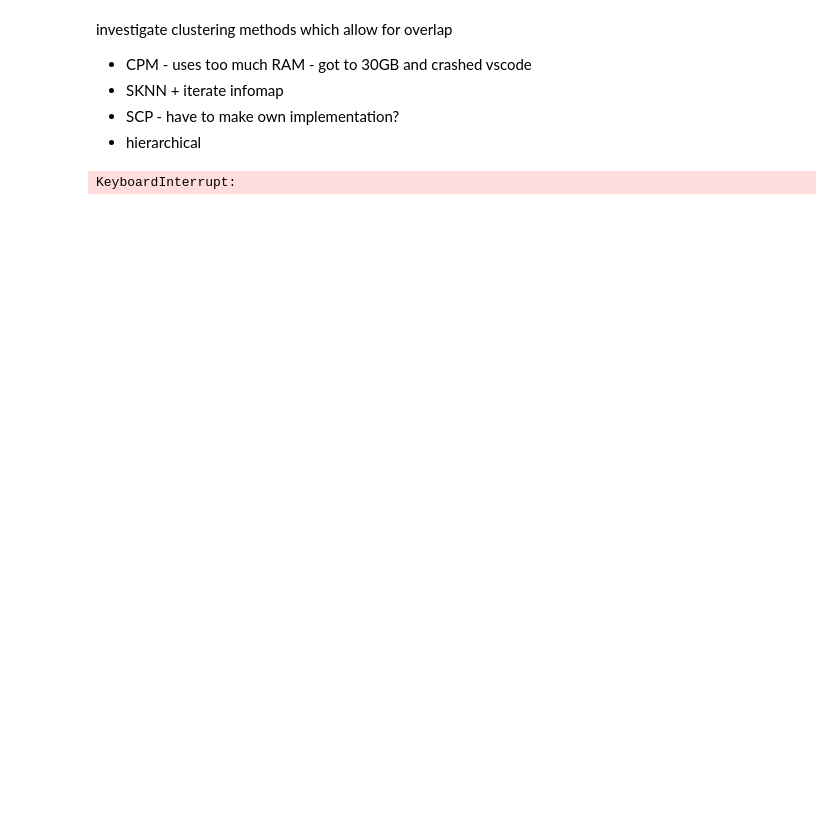
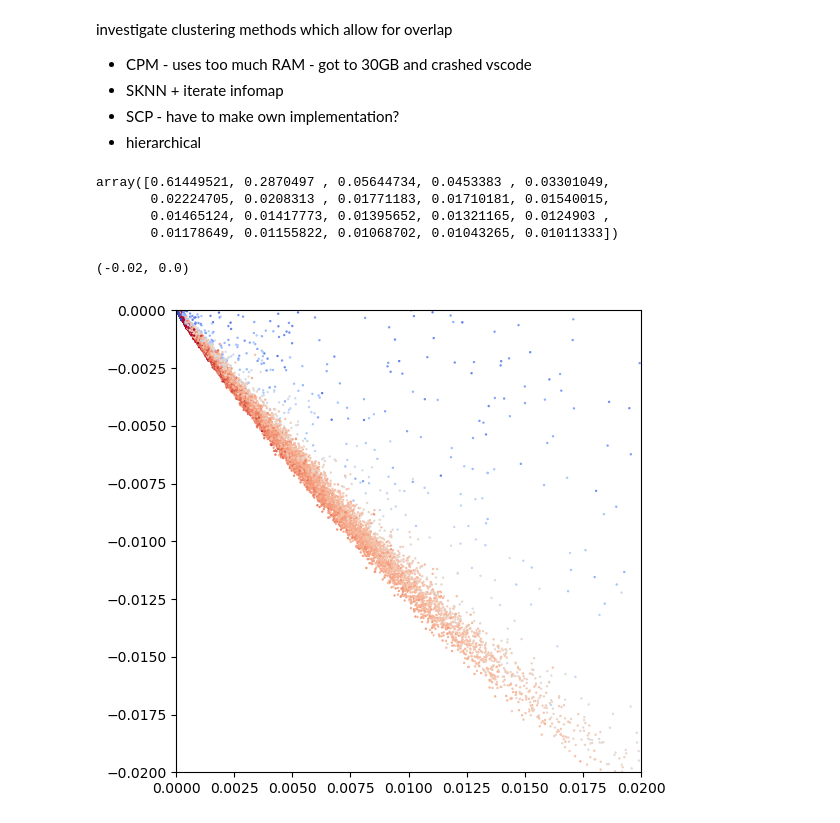
Before and after one commit to ViHoller/regulomeClustering, a Jupyter notebook: regulome_clustering_overlap.ipynb, the cells around one changed output. Cells and saved outputs as stored; diff of their text form; code cells hidden in the pictures; blank space fills up the shorter version.

```diff
--- a/regulome_clustering_overlap.ipynb
+++ b/regulome_clustering_overlap.ipynb
@@ -14,10 +16,28 @@ from ease import EASE
 
 path = "./files/"
 # %%
-human_regulome = pd.read_csv(path+"human_regulome_pd.gz")
-human_regulome_graph = ig.Graph.DataFrame(human_regulome, directed=False).to_networkx()
+regulome_edges = pd.read_csv(path+"human_regulome_pd.gz")
+regulome_graph = ig.Graph.DataFrame(regulome_edges, directed=False)
+regulome_adjacency = regulome_graph.get_adjacency_sparse()
+transitivities = regulome_graph.transitivity_local_undirected(mode='zero')
-# %%
-cliques = nx.find_cliques(human_regulome_graph)
-communities = list(nx.community.k_clique_communities(human_regulome_graph, k=3))
-# %% [output]
-KeyboardInterrupt:
+# %%
+pca = PCA(n_components=20).fit(regulome_adjacency)
+pca.explained_variance_
+# %% [output]
+array([0.61449521, 0.2870497 , 0.05644734, 0.0453383 , 0.03301049,
+       0.02224705, 0.0208313 , 0.01771183, 0.01710181, 0.01540015,
+       0.01465124, 0.01417773, 0.01395652, 0.01321165, 0.0124903 ,
+       0.01178649, 0.01155822, 0.01068702, 0.01043265, 0.01011333])
+# %%
+x = pca.components_[0]
+y = pca.components_[1]
+z = pca.components_[2]
+
+fig = plt.figure(figsize=[6,6])
+ax = plt.subplot()
+ax.scatter(x,y, c=transitivities, cmap='coolwarm', s=0.5)
+ax.set_xlim([0,0.02])
+ax.set_ylim([-0.02,0])
+# %% [output]
+(-0.02, 0.0)
+[figure, added]
```
Also changed, not shown: parts of 1 cell of this notebook, 2 other files.
